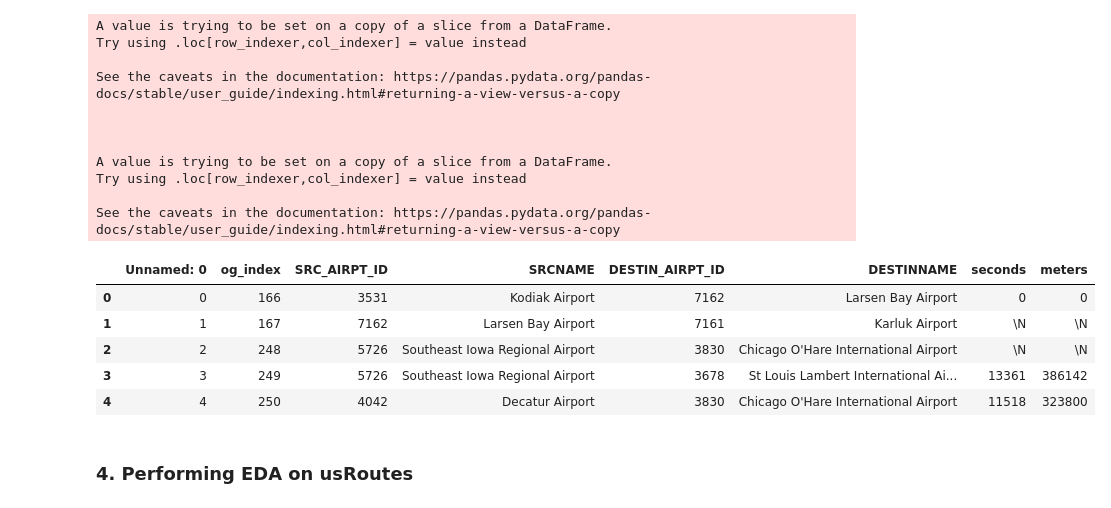
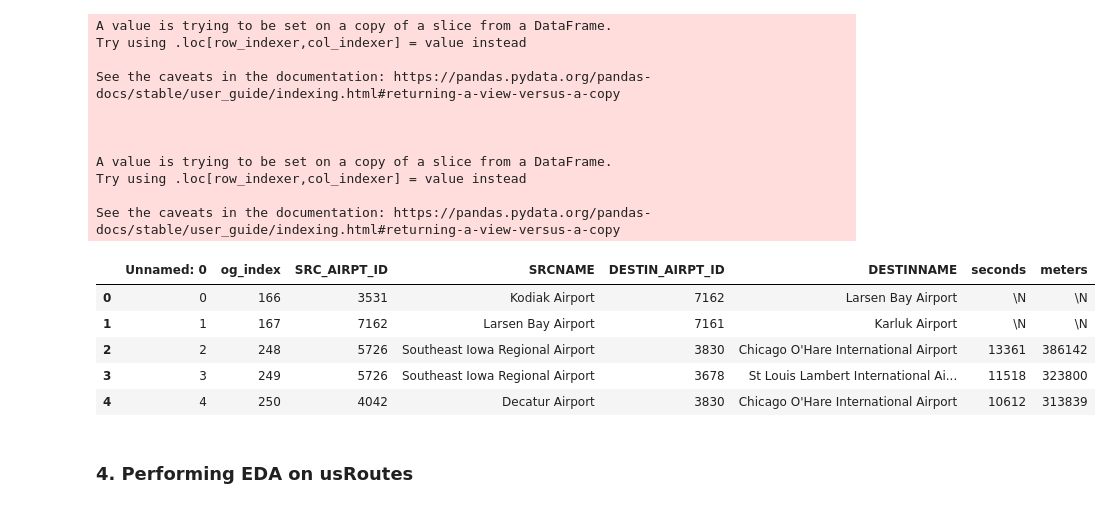
Before and after one commit to GregThomas88/DSCI-2025-D, a Jupyter notebook: EDA/Individual_HW_Greg/GregThomas.ipynb, the cells around one changed output. Drawn from its saved outputs; the diff is of its cells as text; code cells hidden in the pictures.

```diff
--- a/EDA/Individual_HW_Greg/GregThomas.ipynb
+++ b/EDA/Individual_HW_Greg/GregThomas.ipynb
@@ -340,16 +340,16 @@ Try using .loc[row_indexer,col_indexer] = value instead
 
 See the caveats in the documentation: https://pandas.pydata.org/pandas-docs/stable/user_guide/indexing.html#returning-a-view-versus-a-copy
 # %%
-usRoutes = pd.read_csv('../data/usRoutes.csv')
+usRoutes = pd.read_csv('../../data/usRoutes.csv')
 
 usRoutes.head(5)
 # %% [output]
 |  | Unnamed: 0 | og_index | SRC_AIRPT_ID | SRCNAME | DESTIN_AIRPT_ID | DESTINNAME | seconds | meters |
-| 0 | 0 | 166 | 3531 | Kodiak Airport | 7162 | Larsen Bay Airport | 0 | 0 |
+| 0 | 0 | 166 | 3531 | Kodiak Airport | 7162 | Larsen Bay Airport | \N | \N |
 | 1 | 1 | 167 | 7162 | Larsen Bay Airport | 7161 | Karluk Airport | \N | \N |
-| 2 | 2 | 248 | 5726 | Southeast Iowa Regional Airport | 3830 | Chicago O'Hare International Airport | \N | \N |
-| 3 | 3 | 249 | 5726 | Southeast Iowa Regional Airport | 3678 | St Louis Lambert International Ai... | 13361 | 386142 |
-| 4 | 4 | 250 | 4042 | Decatur Airport | 3830 | Chicago O'Hare International Airport | 11518 | 323800 |
+| 2 | 2 | 248 | 5726 | Southeast Iowa Regional Airport | 3830 | Chicago O'Hare International Airport | 13361 | 386142 |
+| 3 | 3 | 249 | 5726 | Southeast Iowa Regional Airport | 3678 | St Louis Lambert International Ai... | 11518 | 323800 |
+| 4 | 4 | 250 | 4042 | Decatur Airport | 3830 | Chicago O'Hare International Airport | 10612 | 313839 |
 # %% [markdown]
 ### 4. Performing EDA on usRoutes
 # %% [markdown]
```
Also changed, not shown: parts of 10 cells of this notebook.
